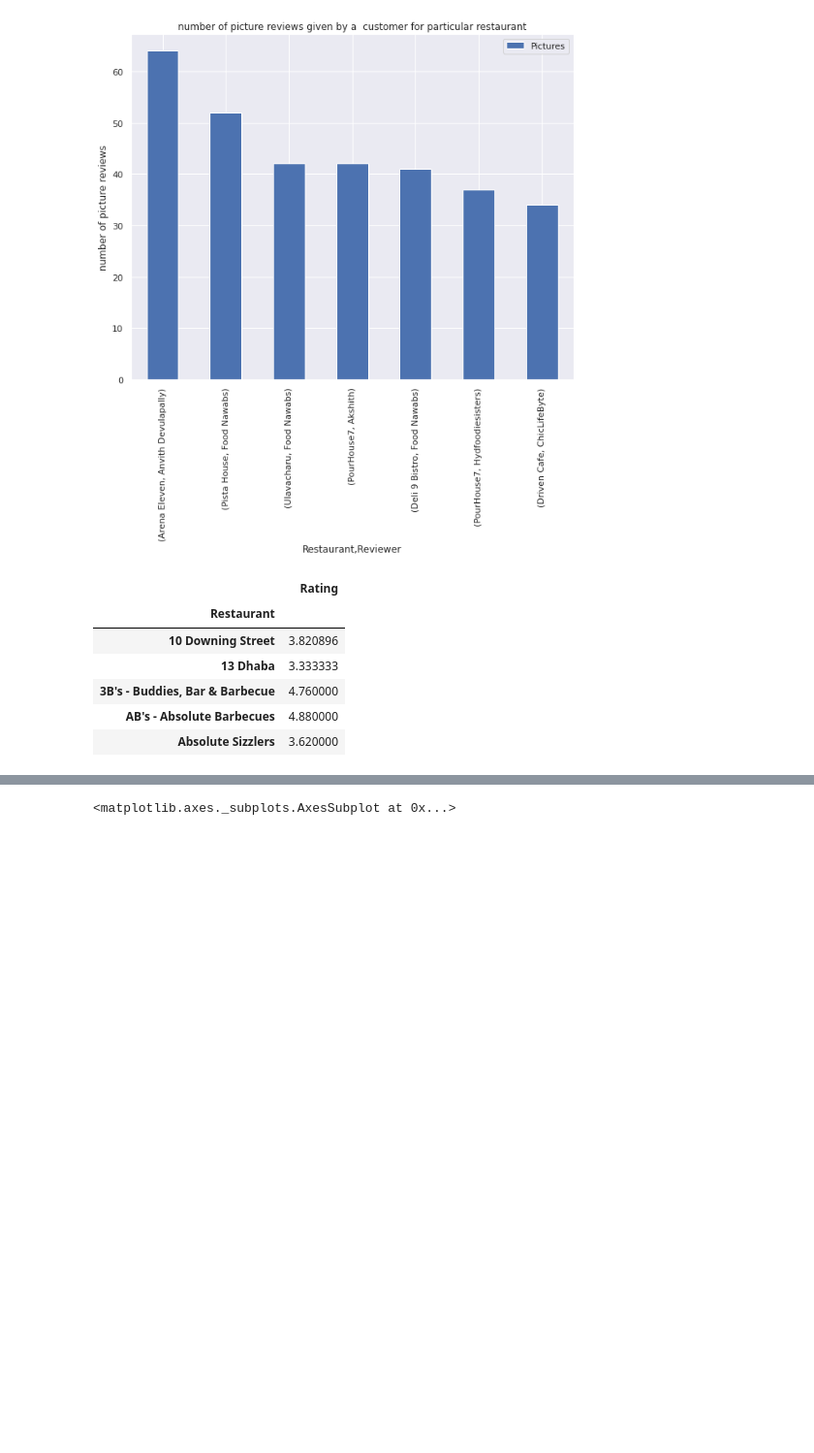
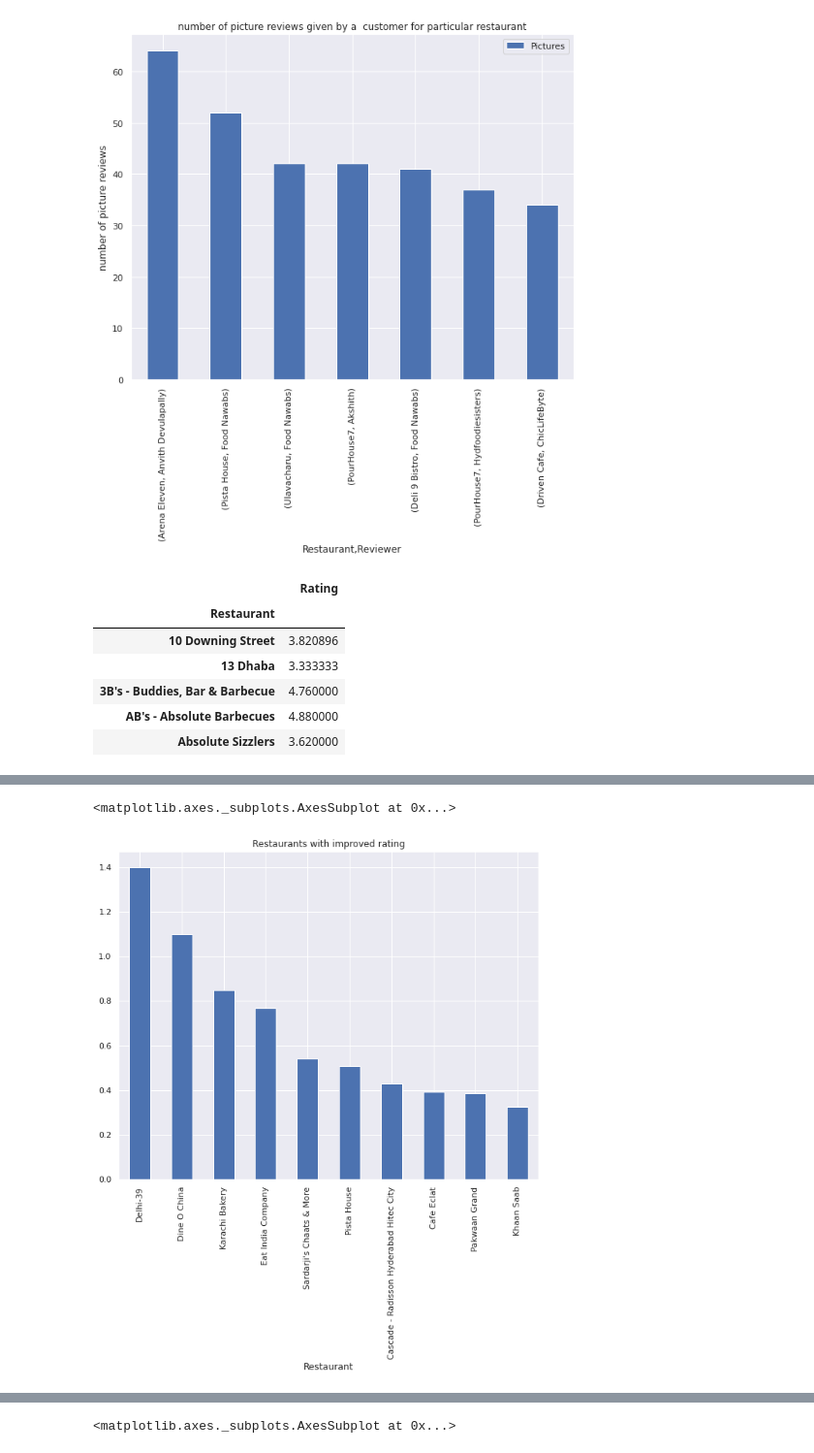
Before and after one commit to dkd99/ZOMATO-RESTAURANT-CLUSTERING-AND-SENTIMENT-ANALYSIS, a Jupyter notebook: ZOMATO_RESTAURANT_CLUSTERING_AND_SENTIMENT_ANALYSIS.ipynb, the cells around one changed output, grey strips where cells are left out. Shown at 97% size. Cells and saved outputs as stored; diff of their text form; code cells hidden in the pictures; blank space fills up the shorter version.

```diff
--- a/ZOMATO_RESTAURANT_CLUSTERING_AND_SENTIMENT_ANALYSIS.ipynb
+++ b/ZOMATO_RESTAURANT_CLUSTERING_AND_SENTIMENT_ANALYSIS.ipynb
@@ -677,0 +686,4 @@ rating_comp_df.head(5)
+# %%
+rating_comp_df['diff']=rating_comp_df['Rating_y']-rating_comp_df['Rating_x']
+# %%
+rating_comp_df.sort_values('diff',ascending=False,inplace=True)
@@ -677,0 +710,5 @@ rating_comp_df.head(5)
+# %%
+rating_comp_df[rating_comp_df['diff']>0]['diff'].head(10).plot(kind='bar',title='Restaurants with improved rating')
+# %% [output]
+<matplotlib.axes._subplots.AxesSubplot at 0x...>
+[figure, added]
```
Also changed, not shown: parts of 20 cells of this notebook.
